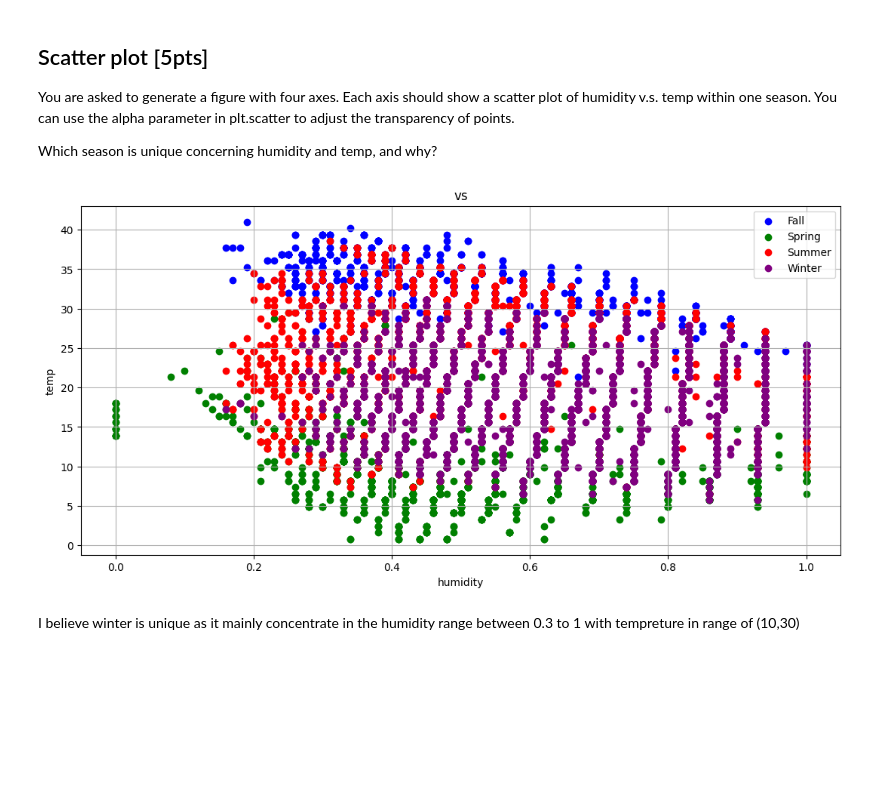
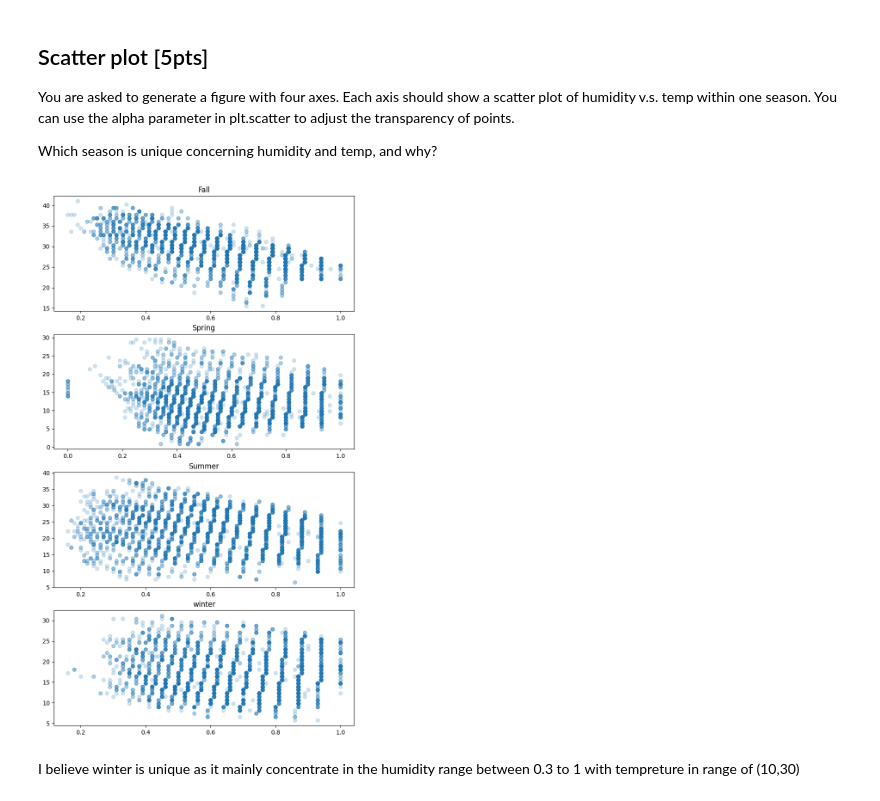
Before and after one commit to Memoryicecube/cs365-spring23, a Jupyter notebook: HWs/hw1/HW1coding.ipynb, the cells around one changed output. Drawn from its saved outputs; the diff is of its cells as text; code cells hidden in the pictures; blank space fills up the shorter version.

Commit message:
homework written part plot

```diff
--- a/HWs/hw1/HW1coding.ipynb
+++ b/HWs/hw1/HW1coding.ipynb
@@ -93,24 +95,33 @@ Which season is unique concerning humidity and temp, and why?
 # %%
 # write your code here
 fig, ax = plt.subplots()
-fig.set_size_inches(13, 6) # adjusting the length and width of plot
+fig.set_size_inches(9, 16) # adjusting the length and width of plot
 
 # lables and scatter points
-ax.scatter(type0_df['humidity'], type0_df['temp'], label="Fall", facecolor="blue")
-ax.scatter(type1_df['humidity'], type1_df['temp'], label="Spring", facecolor="green")
-ax.scatter(type2_df['humidity'], type2_df['temp'], label="Summer", facecolor="red")
-ax.scatter(type3_df['humidity'], type3_df['temp'], label="Winter", facecolor="purple")
 
 
-ax.set_xlabel("humidity")
-ax.set_ylabel("temp")
-ax.grid()
-ax.set_title("vs")
-ax.legend()
+
+
+plt.subplot(411)
+plt.title('Fall')
+plt.scatter(type0_df['humidity'], type0_df['temp'], label="Fall", alpha=0.2)
+
+plt.subplot(412)
+plt.title('Spring')
+plt.scatter(type1_df['humidity'], type1_df['temp'], label="Spring", alpha=0.2)
+
+plt.subplot(413)
+plt.scatter(type2_df['humidity'], type2_df['temp'], label="Summer", alpha=0.2)
+plt.title('Summer')
+
+plt.subplot(414)
+plt.scatter(type3_df['humidity'], type3_df['temp'], label="Winter", alpha=0.2)
+plt.title('winter')
+
 
 plt.show()
 # %% [output]
-[figure, old version]
+[figure, new version]
 # %% [markdown]
 I believe winter is unique as it mainly concentrate in the humidity range between 0.3 to 1 with tempreture in range of (10,30)
 # %% [markdown]
```
Also changed, not shown: parts of 5 cells of this notebook, 2 other files.
